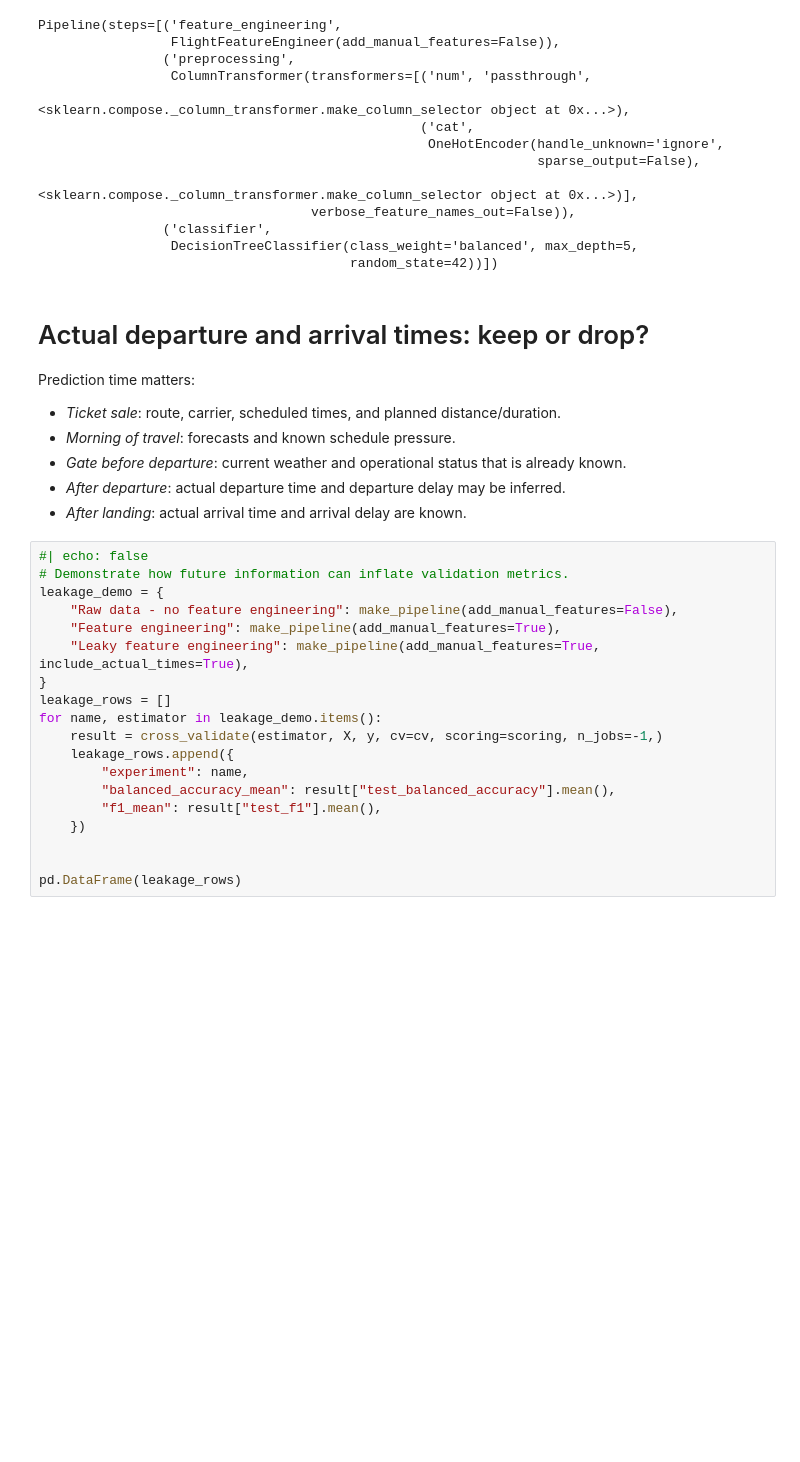
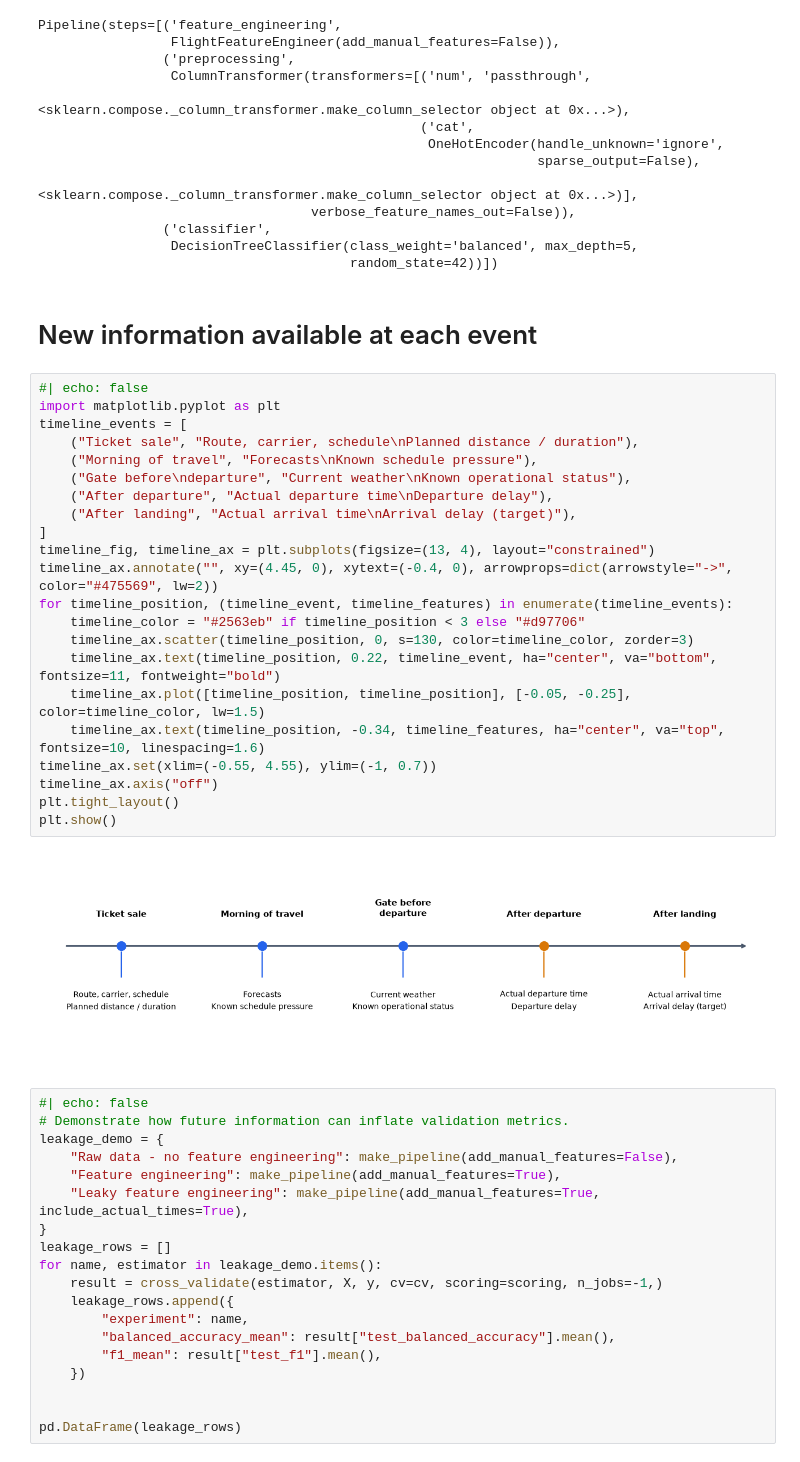
Before and after one commit to w4bo/AA2627-unibo-dcai, a Jupyter notebook: slides/lab-03-feature.ipynb, the cells around one changed output. Drawn from its saved outputs; the diff is of its cells as text; blank space fills up the shorter version.

```diff
--- a/slides/lab-03-feature.ipynb
+++ b/slides/lab-03-feature.ipynb
@@ -534,15 +532,31 @@ Pipeline(steps=[('feature_engineering',
                  DecisionTreeClassifier(class_weight='balanced', max_depth=5,
                                         random_state=42))])
 # %% [markdown]
-# Actual departure and arrival times: keep or drop?
-
-Prediction time matters:
-
-- *Ticket sale*: route, carrier, scheduled times, and planned distance/duration.
-- *Morning of travel*: forecasts and known schedule pressure.
-- *Gate before departure*: current weather and operational status that is already known.
-- *After departure*: actual departure time and departure delay may be inferred.
-- *After landing*: actual arrival time and arrival delay are known.
+# New information available at each event
+# %%
+#| echo: false
+import matplotlib.pyplot as plt
+timeline_events = [
+    ("Ticket sale", "Route, carrier, schedule\nPlanned distance / duration"),
+    ("Morning of travel", "Forecasts\nKnown schedule pressure"),
+    ("Gate before\ndeparture", "Current weather\nKnown operational status"),
+    ("After departure", "Actual departure time\nDeparture delay"),
+    ("After landing", "Actual arrival time\nArrival delay (target)"),
+]
+timeline_fig, timeline_ax = plt.subplots(figsize=(13, 4), layout="constrained")
+timeline_ax.annotate("", xy=(4.45, 0), xytext=(-0.4, 0), arrowprops=dict(arrowstyle="->", color="#475569", lw=2))
+for timeline_position, (timeline_event, timeline_features) in enumerate(timeline_events):
+    timeline_color = "#2563eb" if timeline_position < 3 else "#d97706"
+    timeline_ax.scatter(timeline_position, 0, s=130, color=timeline_color, zorder=3)
+    timeline_ax.text(timeline_position, 0.22, timeline_event, ha="center", va="bottom", fontsize=11, fontweight="bold")
+    timeline_ax.plot([timeline_position, timeline_position], [-0.05, -0.25], color=timeline_color, lw=1.5)
+    timeline_ax.text(timeline_position, -0.34, timeline_features, ha="center", va="top", fontsize=10, linespacing=1.6)
+timeline_ax.set(xlim=(-0.55, 4.55), ylim=(-1, 0.7))
+timeline_ax.axis("off")
+plt.tight_layout()
+plt.show()
+# %% [output]
+[figure, added]
 # %%
 #| echo: false
 # Demonstrate how future information can inflate validation metrics.
```
Also changed, not shown: parts of 21 cells of this notebook.
